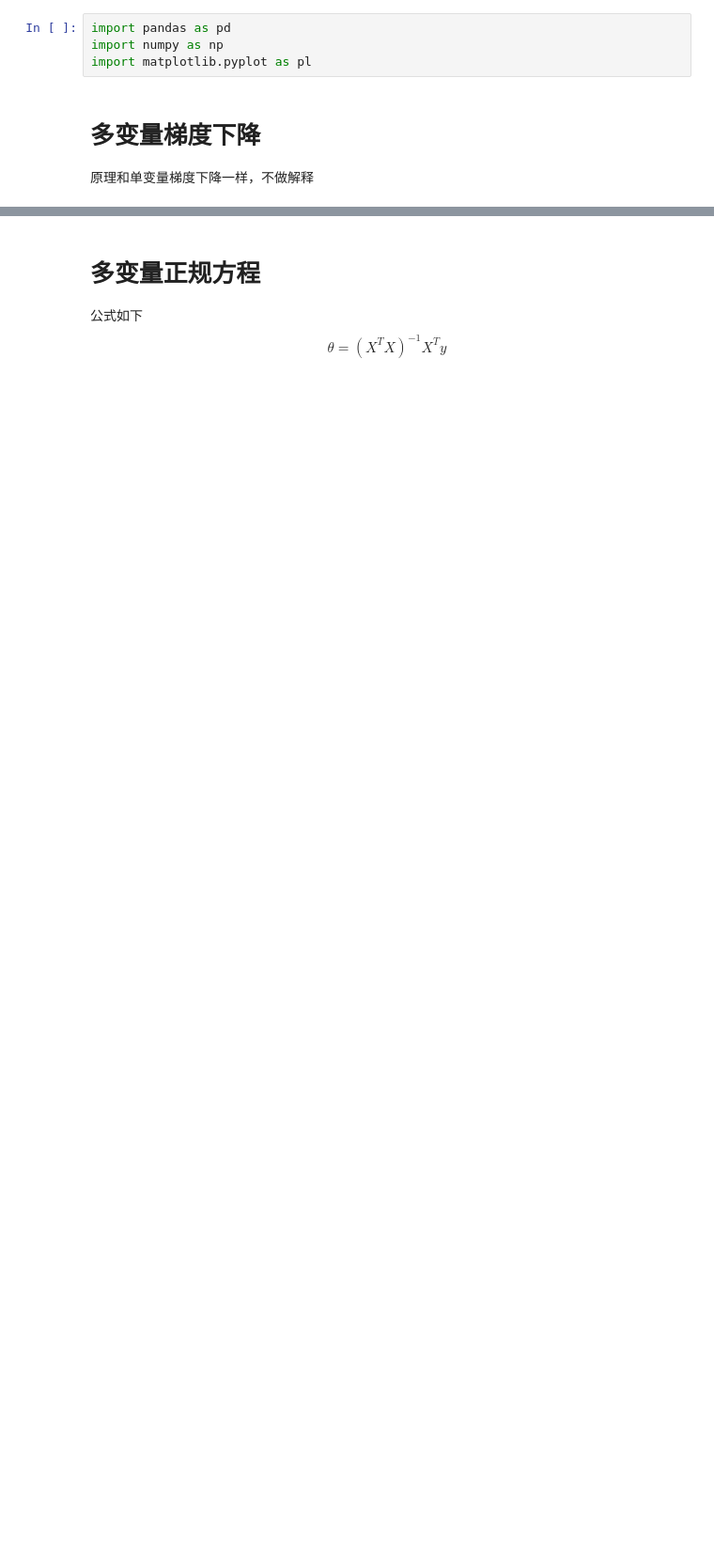
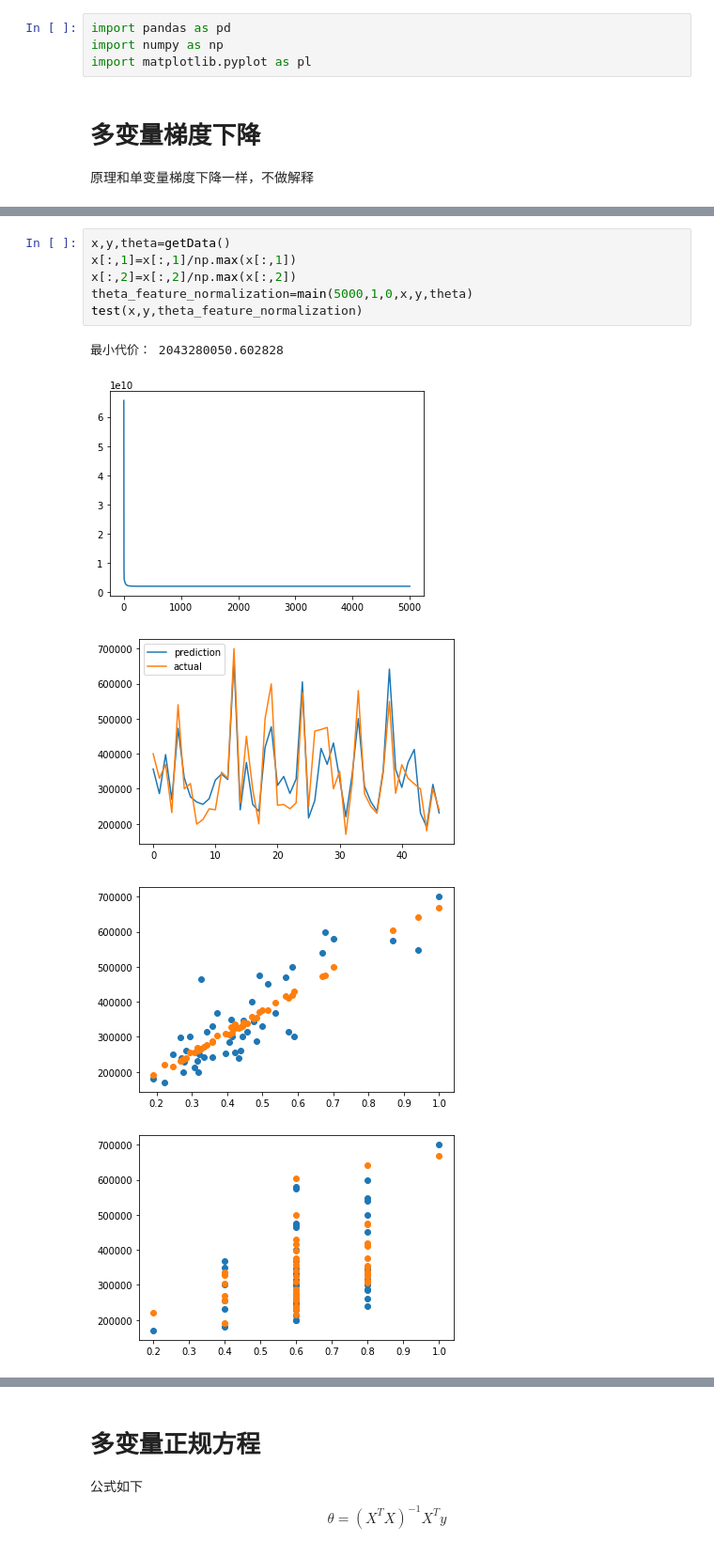
Before and after one commit to keptupp/MachineClass, a Jupyter notebook: exercise_2/mycode.ipynb, the cells around one changed output, grey strips where cells are left out. Shown at 94% size. Saved outputs shown, nothing was run; the diff lists cells and outputs as text; blank space fills up the shorter version.

```diff
--- a/exercise_2/mycode.ipynb
+++ b/exercise_2/mycode.ipynb
@@ -63,0 +111,12 @@ test(x1,y1,theta1)
+# %%
+x,y,theta=getData()
+x[:,1]=x[:,1]/np.max(x[:,1])
+x[:,2]=x[:,2]/np.max(x[:,2])
+theta_feature_normalization=main(5000,1,0,x,y,theta)
+test(x,y,theta_feature_normalization)
+# %% [output]
+最小代价： 2043280050.602828
+[figure, added]
+[figure, added]
+[figure, added]
+[figure, added]
```
Also changed, not shown: parts of 23 cells of this notebook, 6 other files.
